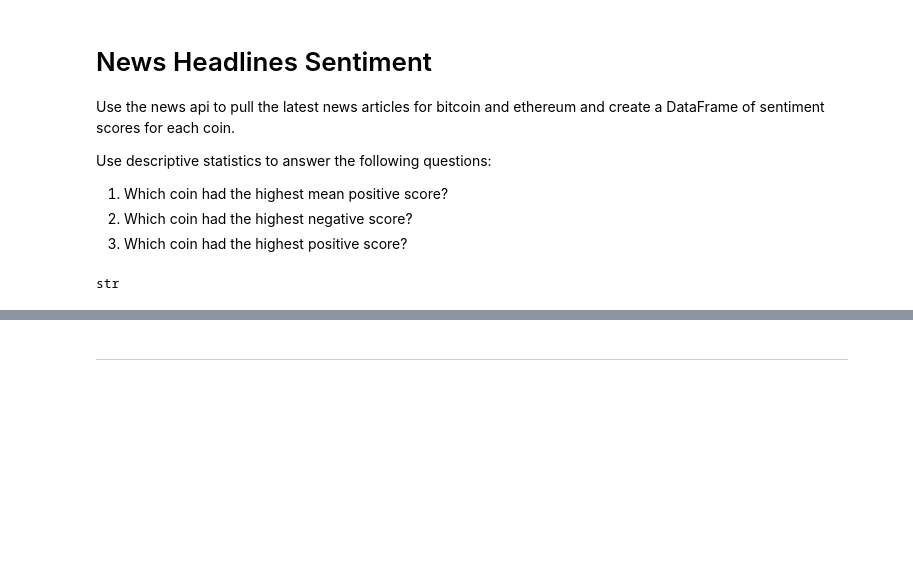
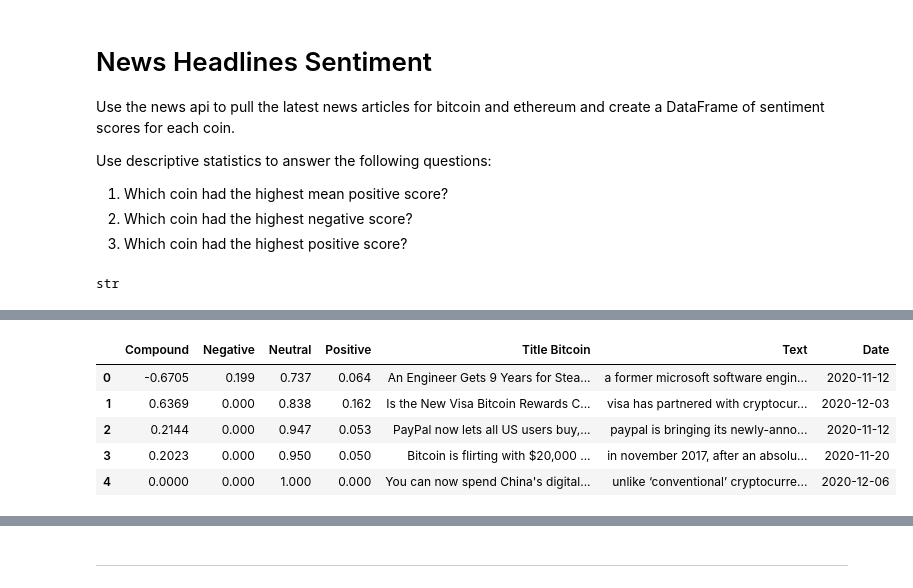
Before and after one commit to EKellerman/NLP_HW, a Jupyter notebook: Instructions/Starter_Code/crypto_sentiment.ipynb, the cells around one changed output, grey strips where cells are left out. Saved outputs shown, nothing was run; the diff lists cells and outputs as text; code cells hidden in the pictures; blank space fills up the shorter version.

```diff
--- a/Instructions/Starter_Code/crypto_sentiment.ipynb
+++ b/Instructions/Starter_Code/crypto_sentiment.ipynb
@@ -42,0 +61,34 @@ SyntaxError: invalid syntax (<ipython-input-52-2f9d3b42f4fc>, line 6)
+# %%
+# Create the Bitcoin sentiment scores DataFrame
+bitcoin_sentiments = []
+
+for article in bitcoin_news["articles"]:
+    try:
+        text = article["content"].lower()
+        title = article["title"]
+        date = article["publishedAt"][:10]
+        sentiment = analyzer.polarity_scores(text)
+        compound = sentiment["compound"]
+        pos = sentiment["pos"]
+        neu = sentiment["neu"]
+        neg = sentiment["neg"]
+
+        bitcoin_sentiments.append({"Text": text, "Date": date, "Compound": compound, "Positive": pos, "Negative": neg, "Neutral": neu, "Title Bitcoin": title})
+
+    except AttributeError:
+        pass
+
+#DataFrame
+bitcoin_df = pd.DataFrame(bitcoin_sentiments)
+
+# DataFrame columns
+cols = ["Compound","Negative","Neutral","Positive","Title Bitcoin","Text","Date"]
+bitcoin_df = bitcoin_df[cols]
+bitcoin_df.head()
+# %% [output]
+|  | Compound | Negative | Neutral | Positive | Title Bitcoin | Text | Date |
+| 0 | -0.6705 | 0.199 | 0.737 | 0.064 | An Engineer Gets 9 Years for Stea... | a former microsoft software engin... | 2020-11-12 |
+| 1 | 0.6369 | 0.000 | 0.838 | 0.162 | Is the New Visa Bitcoin Rewards C... | visa has partnered with cryptocur... | 2020-12-03 |
+| 2 | 0.2144 | 0.000 | 0.947 | 0.053 | PayPal now lets all US users buy,... | paypal is bringing its newly-anno... | 2020-11-12 |
+| 3 | 0.2023 | 0.000 | 0.950 | 0.050 | Bitcoin is flirting with $20,000 ... | in november 2017, after an absolu... | 2020-11-20 |
+| 4 | 0.0000 | 0.000 | 1.000 | 0.000 | You can now spend China's digital... | unlike ‘conventional’ cryptocurre... | 2020-12-06 |
```
Also changed, not shown: parts of 23 cells of this notebook.
